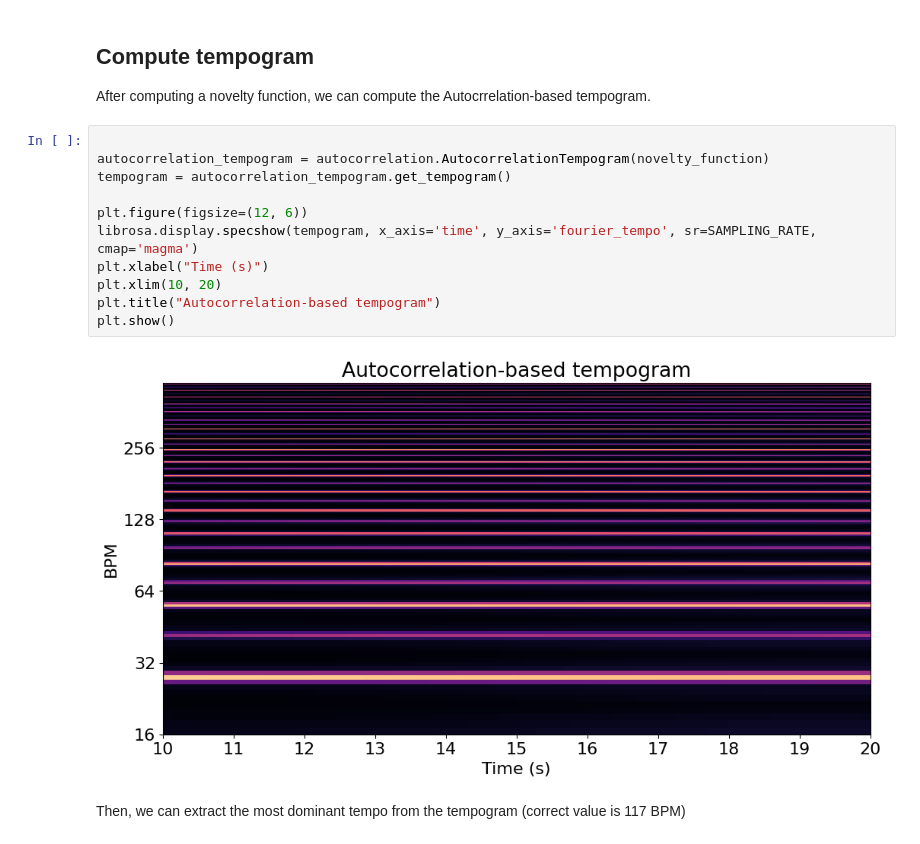
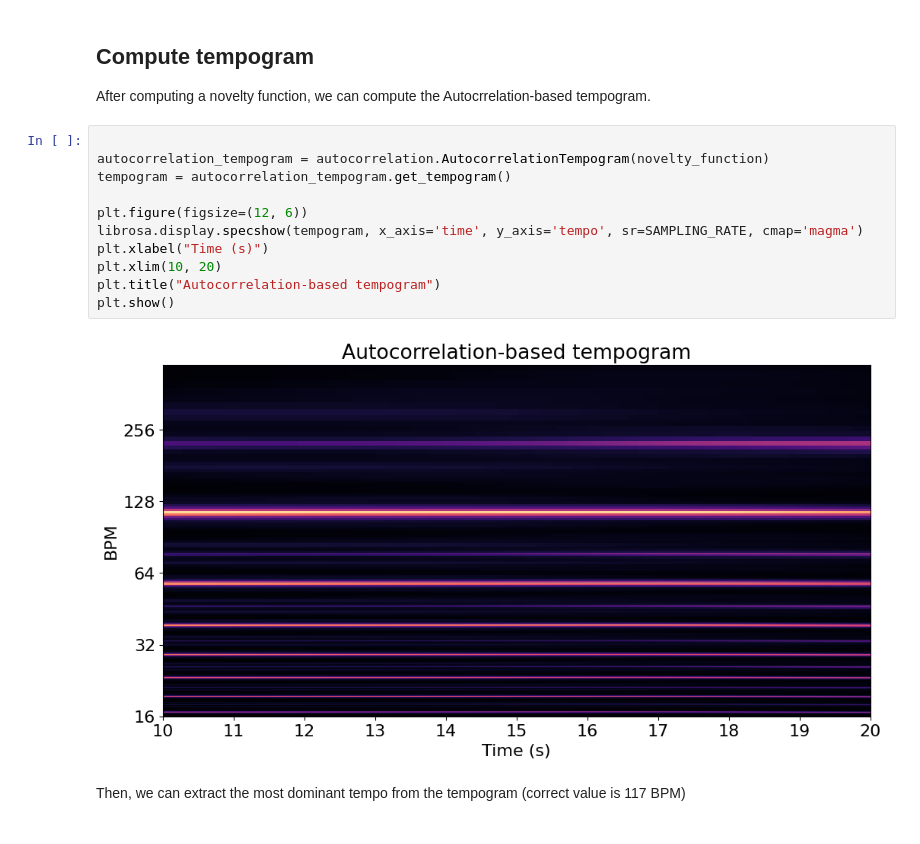
Before and after one commit to lucievomelova/RhythmRecognition, a Jupyter notebook: notebooks/examples/tempo/autocorrelation-energy.ipynb, the cells around one changed output. Cells and saved outputs as stored; diff of their text form.

```diff
--- a/notebooks/examples/tempo/autocorrelation-energy.ipynb
+++ b/notebooks/examples/tempo/autocorrelation-energy.ipynb
@@ -39,16 +39,16 @@ After computing a novelty function, we can compute the Autocrrelation-based temp
 # %%
 
 autocorrelation_tempogram = autocorrelation.AutocorrelationTempogram(novelty_function)
 tempogram = autocorrelation_tempogram.get_tempogram()
 
 plt.figure(figsize=(12, 6))
-librosa.display.specshow(tempogram, x_axis='time', y_axis='fourier_tempo', sr=SAMPLING_RATE, cmap='magma')
+librosa.display.specshow(tempogram, x_axis='time', y_axis='tempo', sr=SAMPLING_RATE, cmap='magma')
 plt.xlabel("Time (s)")
 plt.xlim(10, 20)
 plt.title("Autocorrelation-based tempogram")
 plt.show()
 # %% [output]
-[figure, old version]
+[figure, new version]
 # %% [markdown]
 Then, we can extract the most dominant tempo from the tempogram (correct value is 117 BPM)
 # %%
```
Also changed, not shown: parts of 2 cells of this notebook, 20 other files.
